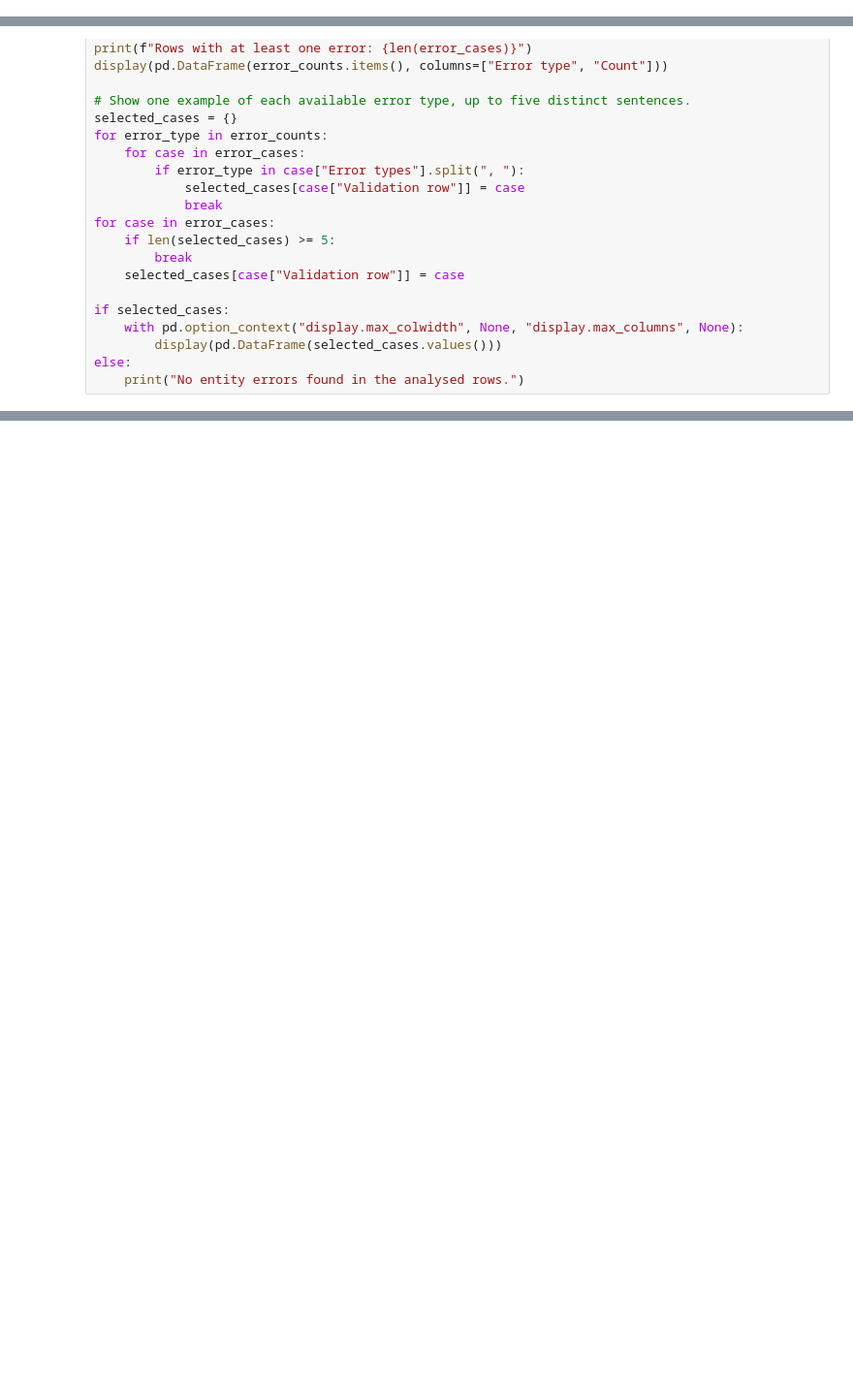
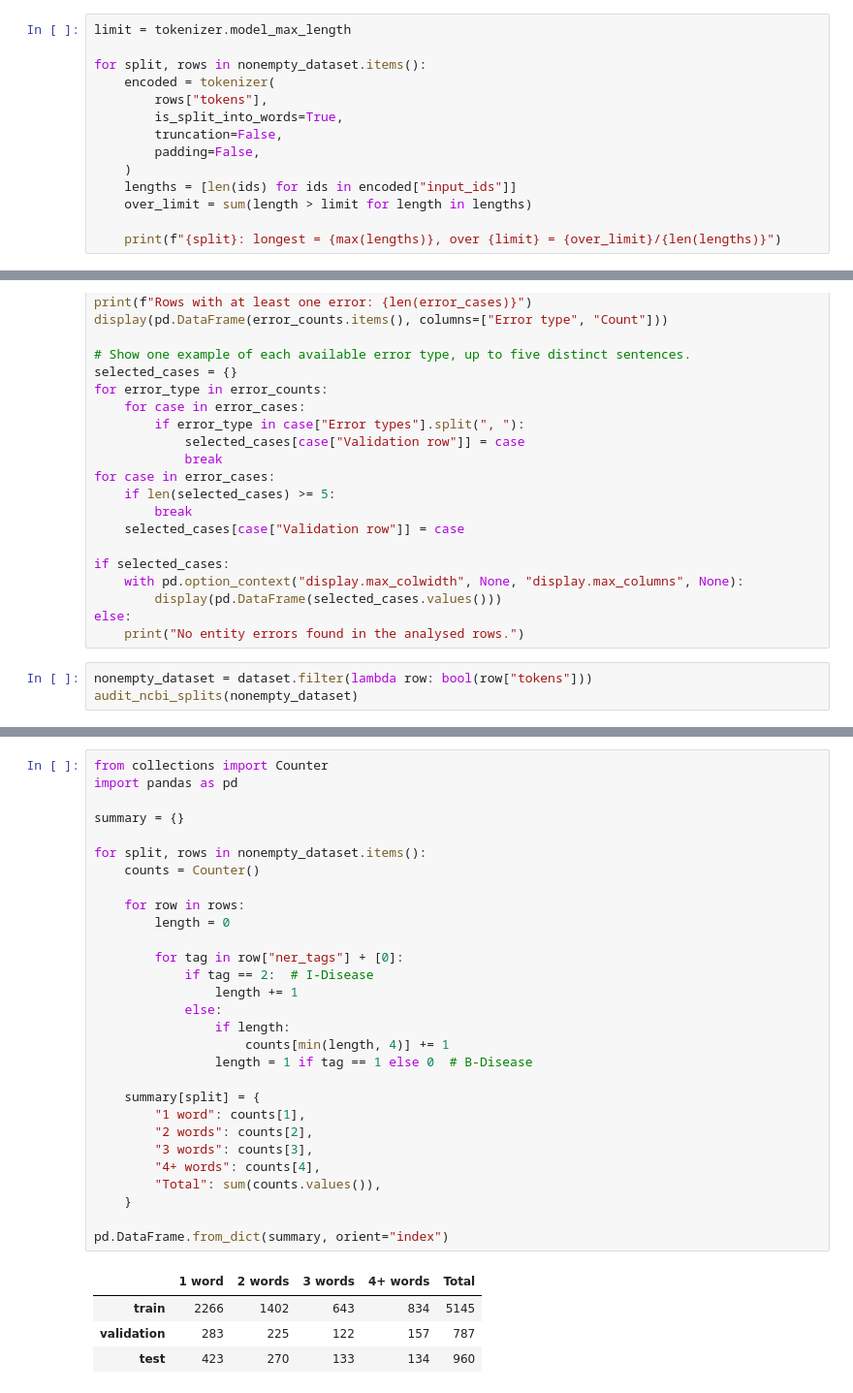
Before and after one commit to lofty14/bert-ner-baseline, a Jupyter notebook: baseline.ipynb, the cells around one changed output, grey strips where cells are left out. Shown at 97% size. Cells and saved outputs as stored; diff of their text form; blank space fills up the shorter version.

Commit message:
Document NCBI dataset audit and preprocessing results

```diff
--- a/baseline.ipynb
+++ b/baseline.ipynb
@@ -136,3 +186,17 @@ BertTokenizer(name_or_path='bert-base-cased', vocab_size=28996, model_max_length
         102: AddedToken("[SEP]", rstrip=False, lstrip=False, single_word=False, normalized=False, special=True),
         103: AddedToken("[MASK]", rstrip=False, lstrip=False, single_word=False, normalized=False, special=True),
 })
+# %%
+limit = tokenizer.model_max_length
+
+for split, rows in nonempty_dataset.items():
+    encoded = tokenizer(
+        rows["tokens"],
+        is_split_into_words=True,
+        truncation=False,
+        padding=False,
+    )
+    lengths = [len(ids) for ids in encoded["input_ids"]]
+    over_limit = sum(length > limit for length in lengths)
+
+    print(f"{split}: longest = {max(lengths)}, over {limit} = {over_limit}/{len(lengths)}")
@@ -500,3 +639,6 @@ if selected_cases:
         display(pd.DataFrame(selected_cases.values()))
 else:
     print("No entity errors found in the analysed rows.")
+# %%
+nonempty_dataset = dataset.filter(lambda row: bool(row["tokens"]))
+audit_ncbi_splits(nonempty_dataset)
@@ -502,0 +680,34 @@ else:
+# %%
+from collections import Counter
+import pandas as pd
+
+summary = {}
+
+for split, rows in nonempty_dataset.items():
+    counts = Counter()
+
+    for row in rows:
+        length = 0
+
+        for tag in row["ner_tags"] + [0]:
+            if tag == 2:  # I-Disease
+                length += 1
+            else:
+                if length:
+                    counts[min(length, 4)] += 1
+                length = 1 if tag == 1 else 0  # B-Disease
+
+    summary[split] = {
+        "1 word": counts[1],
+        "2 words": counts[2],
+        "3 words": counts[3],
+        "4+ words": counts[4],
+        "Total": sum(counts.values()),
+    }
+
+pd.DataFrame.from_dict(summary, orient="index")
+# %% [output]
+|  | 1 word | 2 words | 3 words | 4+ words | Total |
+| train | 2266 | 1402 | 643 | 834 | 5145 |
+| validation | 283 | 225 | 122 | 157 | 787 |
+| test | 423 | 270 | 133 | 134 | 960 |
```
Also changed, not shown: parts of 12 cells of this notebook.
